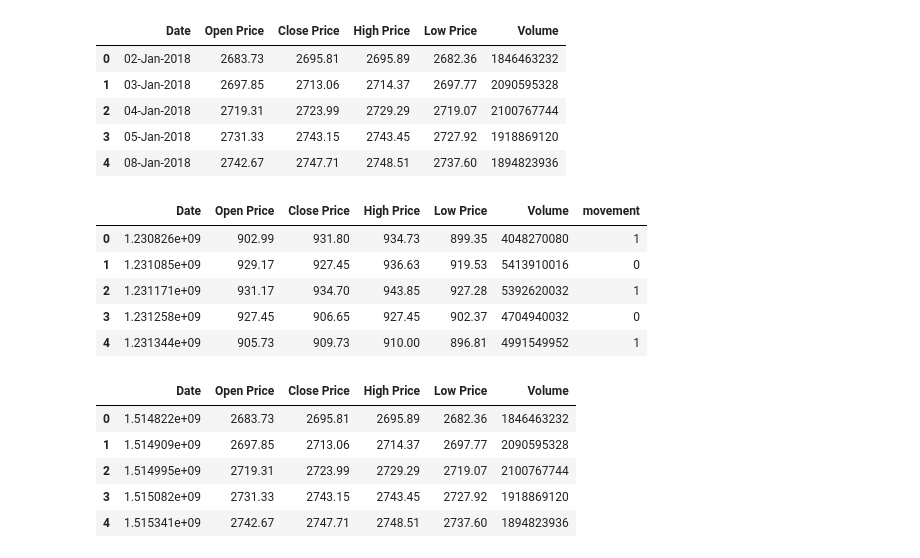
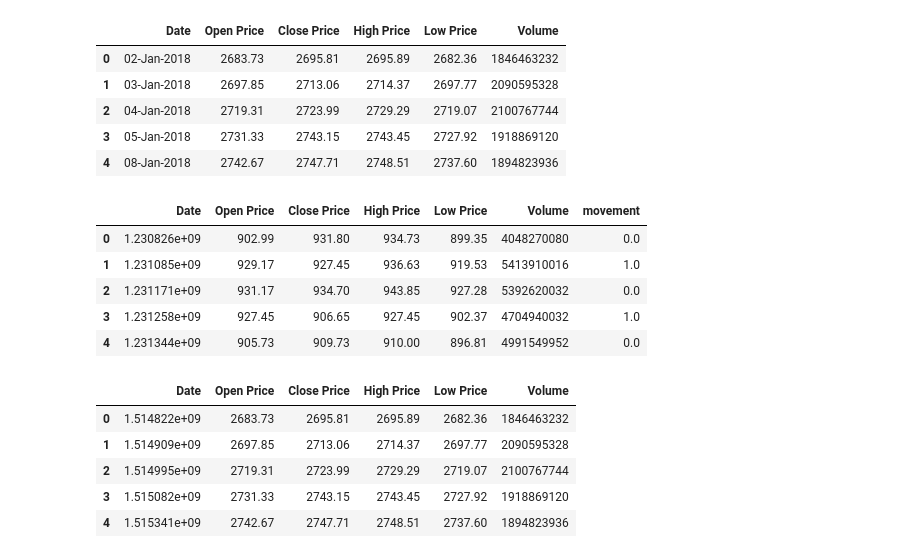
Before and after one commit to phoenix61231/data_analytics_hw3, a Jupyter notebook: hw3_Neural_Network.ipynb, the cells around one changed output. Cells and saved outputs as stored; diff of their text form; code cells hidden in the pictures.

```diff
--- a/hw3_Neural_Network.ipynb
+++ b/hw3_Neural_Network.ipynb
@@ -24,22 +24,25 @@ test_data.head(5)
 # %%
 train_mask = train_data['Open Price']>train_data['Close Price']
 test_mask = test_data['Open Price']>test_data['Close Price']
 
 train_data.insert(6,'movement',1)
 test_data.insert(6,'movement',1)
 
 train_data.loc[train_mask, 'movement']=0
 test_data.loc[test_mask, 'movement']=0
 
+train_data['movement'] = train_data['movement'].shift(-1)
+test_data['movement'] = test_data['movement'].shift(-1)
+
 train_data['Date'] = train_data['Date'].map(lambda x:time.mktime(datetime.datetime.strptime(x, "%d-%b-%Y").timetuple()))
 test_data['Date'] = test_data['Date'].map(lambda x:time.mktime(datetime.datetime.strptime(x, "%d-%b-%Y").timetuple()))
 
 train_data.head()
 # %% [output]
 |  | Date | Open Price | Close Price | High Price | Low Price | Volume | movement |
-| 0 | 1.230826e+09 | 902.99 | 931.80 | 934.73 | 899.35 | 4048270080 | 1 |
-| 1 | 1.231085e+09 | 929.17 | 927.45 | 936.63 | 919.53 | 5413910016 | 0 |
-| 2 | 1.231171e+09 | 931.17 | 934.70 | 943.85 | 927.28 | 5392620032 | 1 |
-| 3 | 1.231258e+09 | 927.45 | 906.65 | 927.45 | 902.37 | 4704940032 | 0 |
-| 4 | 1.231344e+09 | 905.73 | 909.73 | 910.00 | 896.81 | 4991549952 | 1 |
+| 0 | 1.230826e+09 | 902.99 | 931.80 | 934.73 | 899.35 | 4048270080 | 0.0 |
+| 1 | 1.231085e+09 | 929.17 | 927.45 | 936.63 | 919.53 | 5413910016 | 1.0 |
+| 2 | 1.231171e+09 | 931.17 | 934.70 | 943.85 | 927.28 | 5392620032 | 0.0 |
+| 3 | 1.231258e+09 | 927.45 | 906.65 | 927.45 | 902.37 | 4704940032 | 1.0 |
+| 4 | 1.231344e+09 | 905.73 | 909.73 | 910.00 | 896.81 | 4991549952 | 0.0 |
 # %%
```
Also changed, not shown: parts of 12 cells of this notebook, 2 other files.
